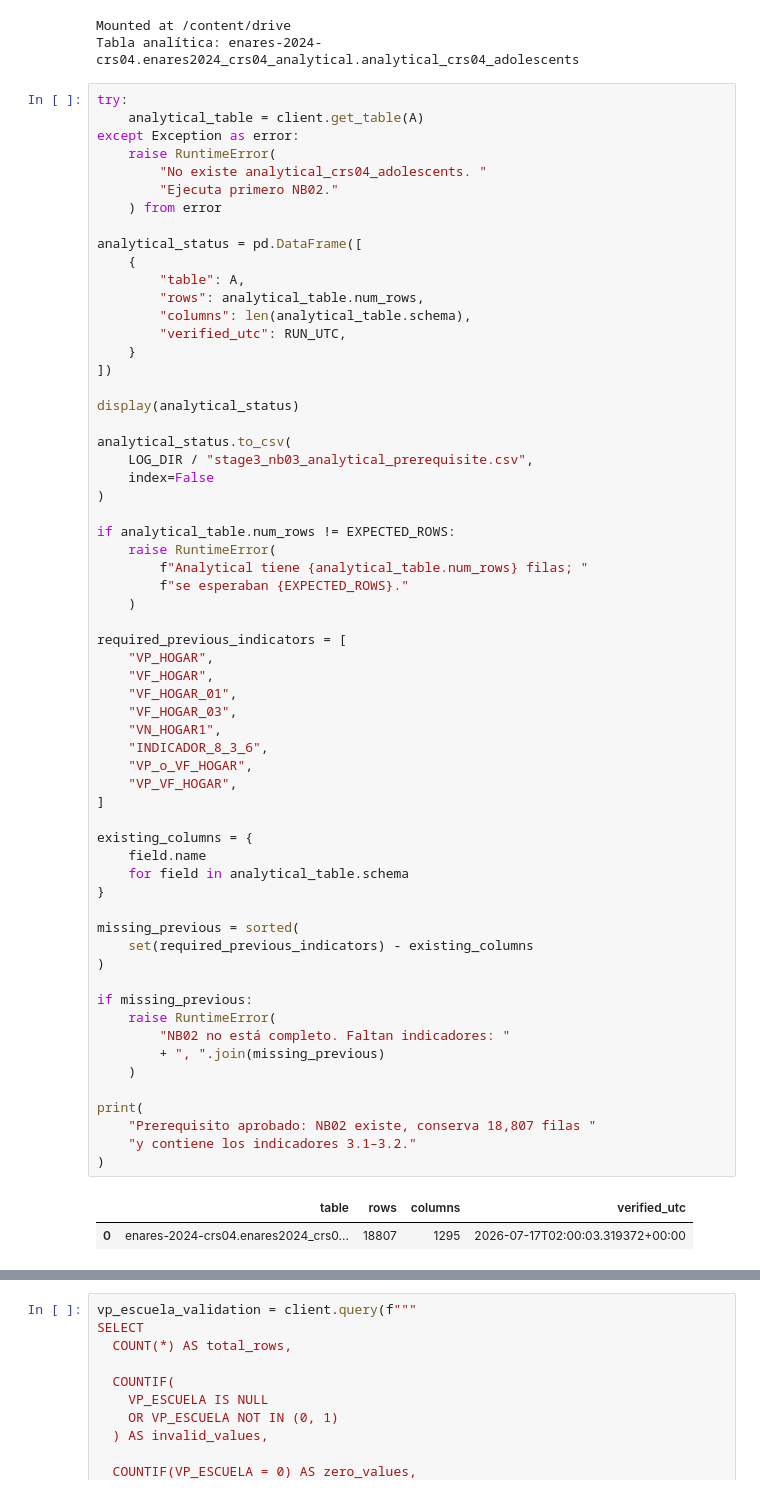
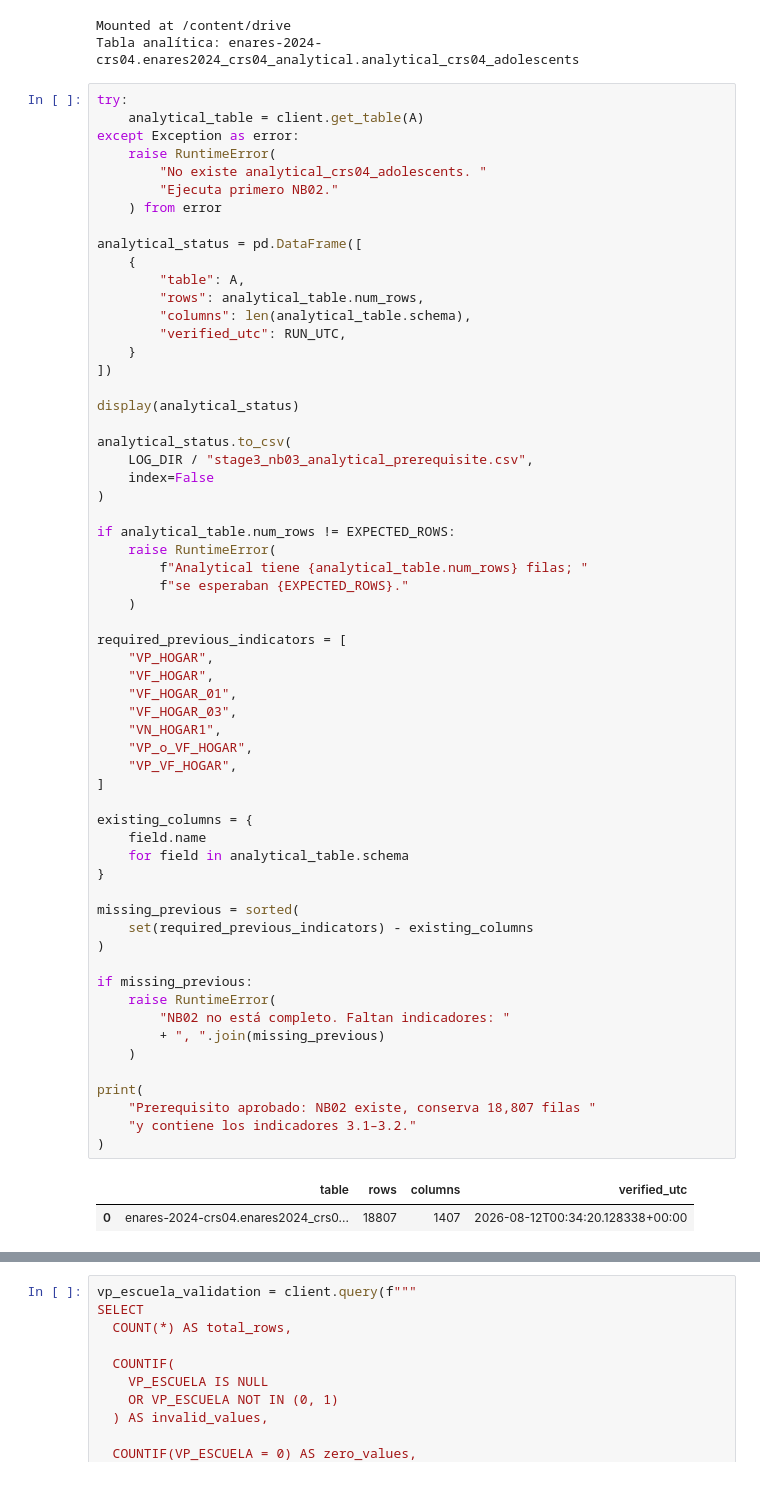
Before and after one commit to ascordero001-cell/enares-2024-crs04-ml, a Jupyter notebook: notebooks/03_limpieza/02_ENARES_2024_STAGE03_03_03_violencia_hogar.ipynb, the cells around one changed output, grey strips where cells are left out. Drawn from its saved outputs; the diff is of its cells as text.

```diff
--- a/notebooks/03_limpieza/02_ENARES_2024_STAGE03_03_03_violencia_hogar.ipynb
+++ b/notebooks/03_limpieza/02_ENARES_2024_STAGE03_03_03_violencia_hogar.ipynb
@@ -77,35 +77,34 @@ required_previous_indicators = [
     "VP_HOGAR",
     "VF_HOGAR",
     "VF_HOGAR_01",
     "VF_HOGAR_03",
     "VN_HOGAR1",
-    "INDICADOR_8_3_6",
     "VP_o_VF_HOGAR",
     "VP_VF_HOGAR",
 ]
 
 existing_columns = {
     field.name
     for field in analytical_table.schema
 }
 
 missing_previous = sorted(
     set(required_previous_indicators) - existing_columns
 )
 
 if missing_previous:
     raise RuntimeError(
         "NB02 no está completo. Faltan indicadores: "
         + ", ".join(missing_previous)
     )
 
 print(
     "Prerequisito aprobado: NB02 existe, conserva 18,807 filas "
     "y contiene los indicadores 3.1–3.2."
 )
 # %% [output]
 |  | table | rows | columns | verified_utc |
-| 0 | enares-2024-crs04.enares2024_crs0... | 18807 | 1295 | 2026-07-17T02:00:03.319372+00:00 |
+| 0 | enares-2024-crs04.enares2024_crs0... | 18807 | 1407 | 2026-08-12T00:34:20.128338+00:00 |
 Prerequisito aprobado: NB02 existe, conserva 18,807 filas y contiene los indicadores 3.1–3.2.
 # %%
 # ============================================================
```
Also changed, not shown: parts of 8 cells of this notebook, 15 other files.
